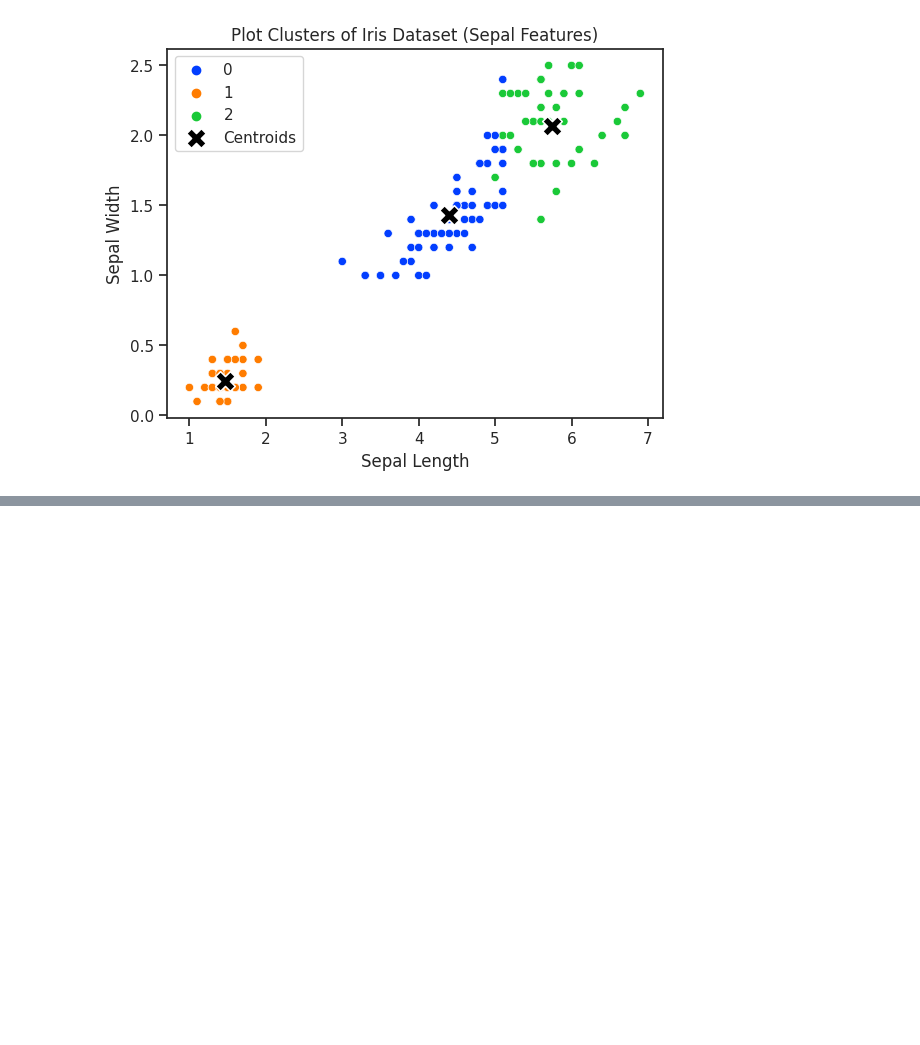
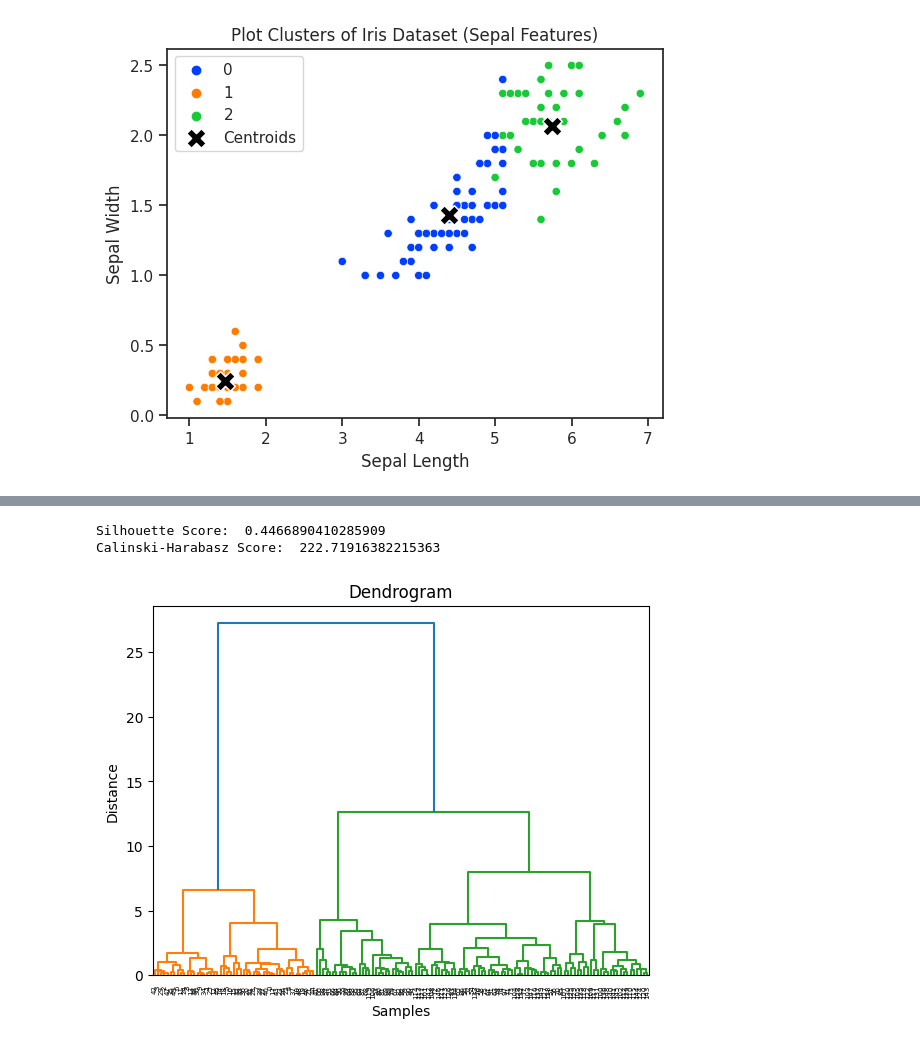
Before and after one commit to yohannaftali/kaggle, a Jupyter notebook: Iris_Dataset.ipynb, the cells around one changed output, grey strips where cells are left out. Cells and saved outputs as stored; diff of their text form; code cells hidden in the pictures; blank space fills up the shorter version.

```diff
--- a/Iris_Dataset.ipynb
+++ b/Iris_Dataset.ipynb
@@ -162,0 +285,52 @@ plt.show()
+# %%
+# Hierarchial Clustering dengan Scaling
+import numpy as np
+import pandas as pd
+import matplotlib.pyplot as plt
+from sklearn.datasets import load_iris
+from sklearn.cluster import AgglomerativeClustering
+from scipy.cluster.hierarchy import dendrogram, linkage
+from sklearn.metrics import accuracy_score
+from sklearn.metrics import silhouette_score
+from sklearn.preprocessing import StandardScaler
+
+# Load iris dataset
+iris = load_iris()
+
+# Extract the features
+X = iris.data
+y_true = iris.target
+
+# Perform scaling
+scaler = StandardScaler()
+X_scaled = scaler.fit_transform(X)
+
+# Perform hierarchical clustering
+model = AgglomerativeClustering(n_clusters=3, linkage='ward')
+
+# Fit the data to the model
+model.fit(X_scaled)
+
+# Get the predicted cluster labels
+labels = model.labels_
+
+# Calculate silhouette score
+silhouette_avg = silhouette_score(X_scaled, labels)
+print("Silhouette Score: ", silhouette_avg)
+
+# Calculate Calinski-Harabasz score
+calinski_harabasz_avg = calinski_harabasz_score(X_scaled, labels)
+print("Calinski-Harabasz Score: ", calinski_harabasz_avg)
+
+# Visualize dendrogram
+linkage_matrix = linkage(X_scaled, 'ward')
+dendrogram(linkage_matrix)
+
+plt.title('Dendrogram')
+plt.xlabel('Samples')
+plt.ylabel('Distance')
+plt.show()
+# %% [output]
+Silhouette Score:  0.4466890410285909
+Calinski-Harabasz Score:  222.71916382215363
+[figure, added]
```
Also changed, not shown: parts of 13 cells of this notebook.
